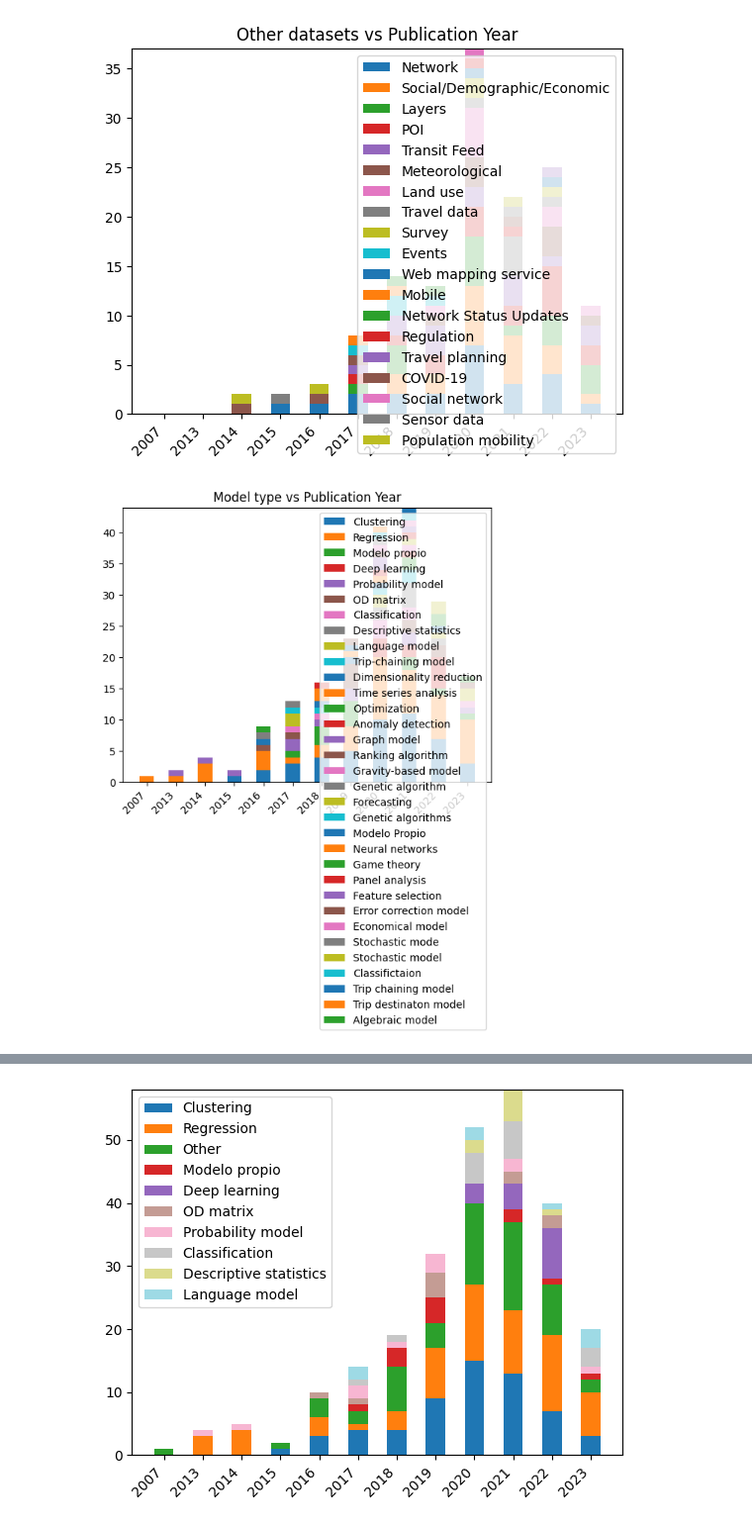
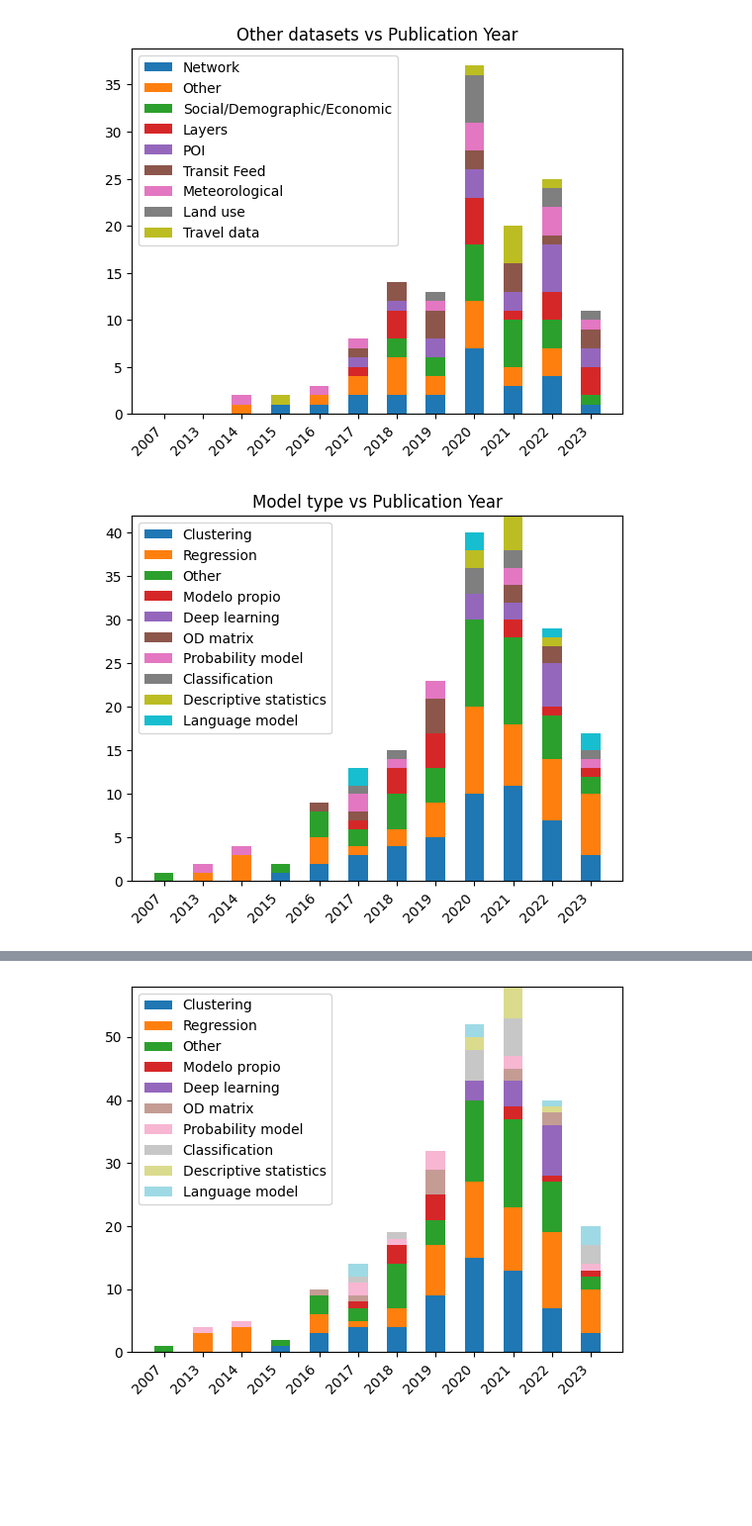
Before and after one commit to GeoTecINIT/smartcard-systematic-mapping-review, a Jupyter notebook: Analisis.ipynb, the cells around one changed output, grey strips where cells are left out. Shown at 99% size. Cells and saved outputs as stored; diff of their text form; code cells hidden in the pictures; blank space fills up the shorter version.

```diff
--- a/Analisis.ipynb
+++ b/Analisis.ipynb
@@ -166,6 +169,48 @@ columns_to_plot.remove('Author Full Names')
 columns_to_plot.remove('Model')
 columns_to_plot.remove('Source Title')
 columns_to_plot.remove('Study Area')
+# %%
+aggregated_table = (
+    data[columns].groupby(["Analysis type"])[["ID"]].nunique().sort_values(by="ID")
+)
+threshold = aggregated_table.sum().item() * 0.05
+other_analysis = aggregated_table.query("ID < @threshold").index.values
+
+aggregated_table = (
+    data[columns]
+    .groupby(["Model", "Model type"])[["ID"]]
+    .nunique()
+    .groupby(["Model type"])[["ID"]]
+    .sum()
+    .sort_values(by="ID")
+)
+threshold = aggregated_table.sum().item() * 0.025
+other_model = aggregated_table.query("ID < @threshold").index.values
+
+aggregated_table = (
+    data[columns].groupby(["Other datasets"])[["ID"]].nunique().sort_values(by="ID")
+)
+threshold = aggregated_table.sum().item() * 0.05
+other_datasets = aggregated_table.query("ID < @threshold").index.values
+
+aggregated_table = (
+    data[columns].groupby(["Validation metrics"])[["ID"]].nunique().sort_values(by="ID")
+)
+threshold = aggregated_table.sum().item() * 0.025
+other_validation = aggregated_table.query("ID < @threshold").index.values
+
+data["Model type"] = data["Model type"].apply(
+    lambda x: "Other" if x in other_model else x
+)
+data["Analysis type"] = data["Analysis type"].apply(
+    lambda x: "Other" if x in other_analysis else x
+)
+data["Other datasets"] = data["Other datasets"].apply(
+    lambda x: "Other" if x in other_datasets else x
+)
+# data["Validation metrics"] = data["Validation metrics"].apply(
+#     lambda x: "Other" if x in other_validation else x
+# )
 # %%
 for column_to_plot in columns_to_plot:
     aggregated_table = (
@@ -177,33 +222,33 @@ for column_to_plot in columns_to_plot:
     x_array = (
         data[columns]
         .groupby([column_to_plot])[["ID"]]
         .nunique()
         .sort_values(by="ID", ascending=False)
         .index
     )
     years = sorted(list(set(data["Publication Year"])))
     weights_x = dict.fromkeys(x_array, 0)
     for x in weights_x.keys():
         weights_x[x] = []
 
     for x in x_array:
         for year in years:
             if (x, year) not in aggregated_table.index:
                 weights_x[x].append(0)
                 continue
             weights_x[x].append(aggregated_table.loc[(x, year)]["ID"])
 
     fig, ax = plt.subplots()
     bottom = np.zeros(len(years))
     width = 0.5
     for x, weight_count in weights_x.items():
         p = ax.bar(list(map(str, years)), weight_count, width=width, label=x, bottom=bottom)
         bottom += weight_count
 
     ax.set_title(column_to_plot + " vs Publication Year")
-    ax.legend(loc="upper right")
+    ax.legend(loc="upper left")
     plt.xticks(rotation=45, ha="right")
     plt.show()
 # %% [output]
-[figure, old version]
+[figure, new version]
-[figure, old version]
+[figure, new version]
```
Also changed, not shown: parts of 9 cells of this notebook.
